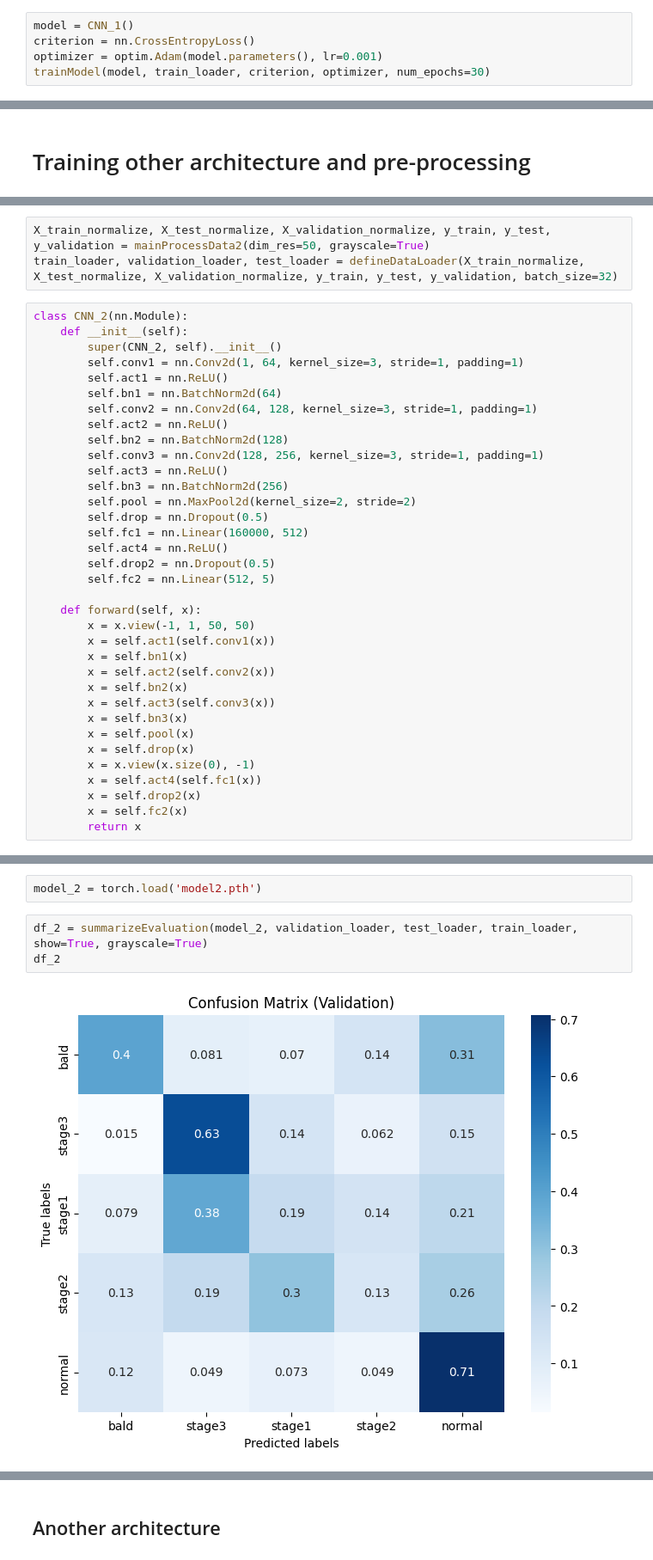
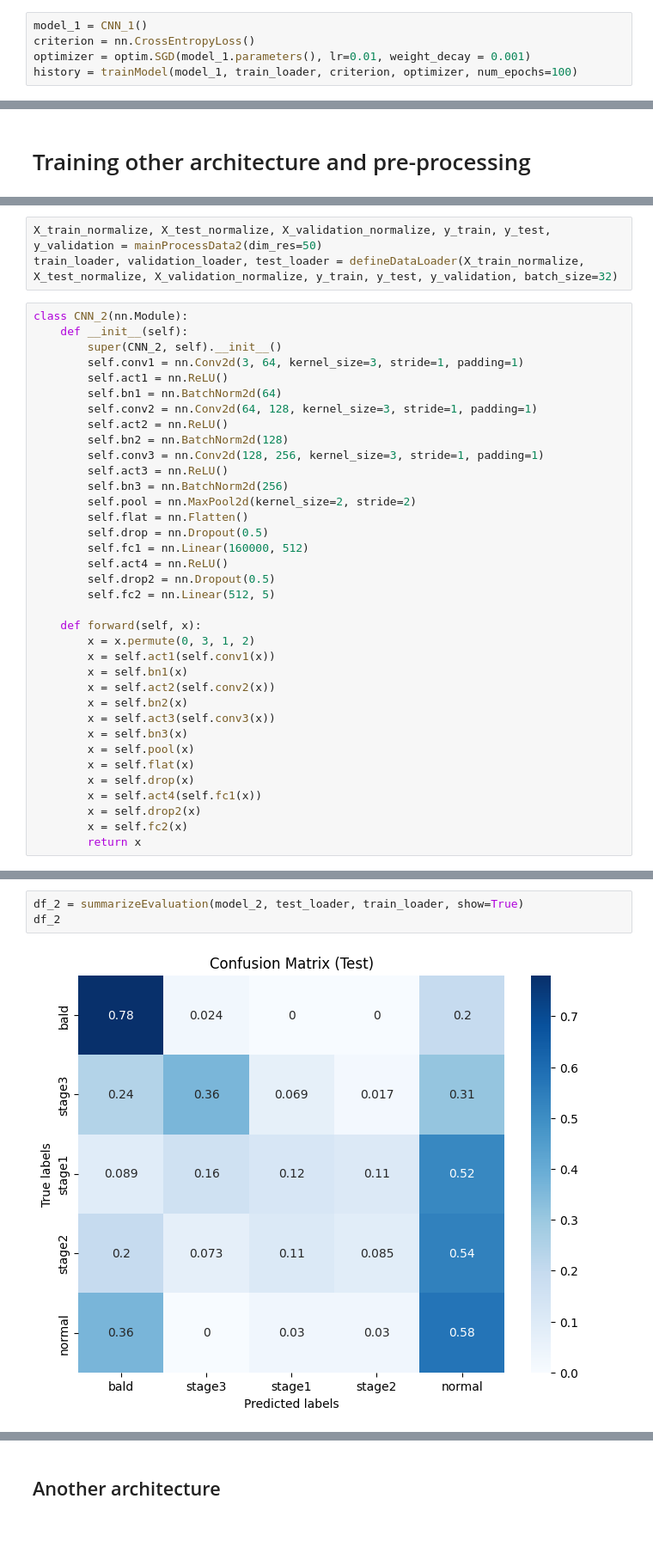
Before and after one commit to D0men1c0/Bald-Classification, a Jupyter notebook: notebook.ipynb, the cells around one changed output, grey strips where cells are left out. Shown at 86% size. Drawn from its saved outputs; the diff is of its cells as text; blank space fills up the shorter version.

Commit message:
Update Model

```diff
--- a/notebook.ipynb
+++ b/notebook.ipynb
@@ -330,5 +415,5 @@ def trainModel(model, train_loader, criterion, optimizer, num_epochs=10, train_i
 # %%
-model = CNN_1()
+model_1 = CNN_1()
 criterion = nn.CrossEntropyLoss()
-optimizer = optim.Adam(model.parameters(), lr=0.001)
-trainModel(model, train_loader, criterion, optimizer, num_epochs=30)
+optimizer = optim.SGD(model_1.parameters(), lr=0.01, weight_decay = 0.001)
+history = trainModel(model_1, train_loader, criterion, optimizer, num_epochs=100)
@@ -509,11 +665,11 @@ plt.suptitle('Pairplot of Evaluation Metrics by Dataset', y=1.02);
 # %%
-X_train_normalize, X_test_normalize, X_validation_normalize, y_train, y_test, y_validation = mainProcessData2(dim_res=50, grayscale=True)
+X_train_normalize, X_test_normalize, X_validation_normalize, y_train, y_test, y_validation = mainProcessData2(dim_res=50)
 train_loader, validation_loader, test_loader = defineDataLoader(X_train_normalize, X_test_normalize, X_validation_normalize, y_train, y_test, y_validation, batch_size=32)
 # %%
 class CNN_2(nn.Module):
     def __init__(self):
         super(CNN_2, self).__init__()
-        self.conv1 = nn.Conv2d(1, 64, kernel_size=3, stride=1, padding=1)
+        self.conv1 = nn.Conv2d(3, 64, kernel_size=3, stride=1, padding=1)
         self.act1 = nn.ReLU()
         self.bn1 = nn.BatchNorm2d(64)
         self.conv2 = nn.Conv2d(64, 128, kernel_size=3, stride=1, padding=1)
@@ -523,6 +679,7 @@ class CNN_2(nn.Module):
         self.act3 = nn.ReLU()
         self.bn3 = nn.BatchNorm2d(256)
         self.pool = nn.MaxPool2d(kernel_size=2, stride=2)
+        self.flat = nn.Flatten()
         self.drop = nn.Dropout(0.5)
         self.fc1 = nn.Linear(160000, 512)
         self.act4 = nn.ReLU()
@@ -530,7 +687,7 @@ class CNN_2(nn.Module):
         self.fc2 = nn.Linear(512, 5)
 
     def forward(self, x):
-        x = x.view(-1, 1, 50, 50)
+        x = x.permute(0, 3, 1, 2)
         x = self.act1(self.conv1(x))
         x = self.bn1(x)
         x = self.act2(self.conv2(x))
@@ -538,8 +695,8 @@ class CNN_2(nn.Module):
         x = self.act3(self.conv3(x))
         x = self.bn3(x)
         x = self.pool(x)
+        x = self.flat(x)
         x = self.drop(x)
-        x = x.view(x.size(0), -1)
         x = self.act4(self.fc1(x))
         x = self.drop2(x)
         x = self.fc2(x)
@@ -594,8 +764,6 @@ optimizer = optim.Adam(model_2.parameters(), lr=0.001)
-# %%
-model_2 = torch.load('model2.pth')
 # %%
-df_2 = summarizeEvaluation(model_2, validation_loader, test_loader, train_loader, show=True, grayscale=True)
+df_2 = summarizeEvaluation(model_2, test_loader, train_loader, show=True)
 df_2
 # %% [output]
-[figure, old version]
+[figure, new version]
 |  | Accuracy | Precision (Micro) | Precision (Macro) | Recall (Micro) | Recall (Macro) | F1 Score (Micro) | ... |
```
Also changed, not shown: parts of 49 cells of this notebook.
